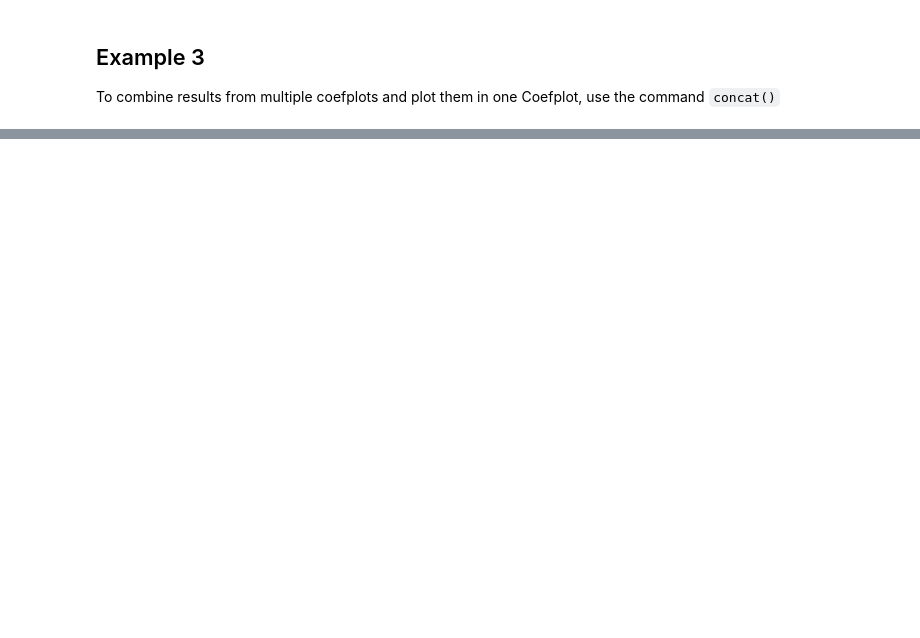
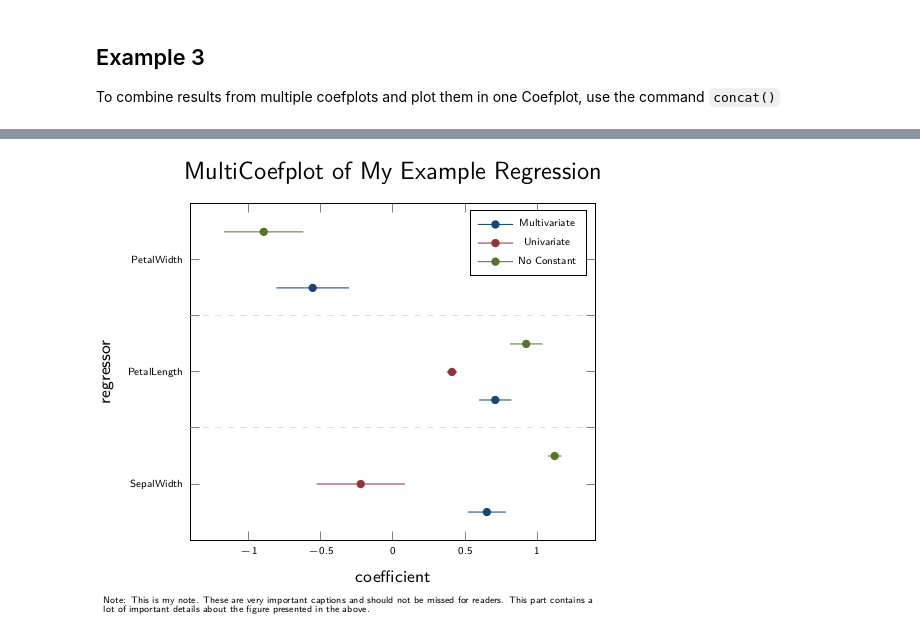
Before and after one commit to caibengbu/Coefplots.jl, a Jupyter notebook: examples/quick_start.ipynb, the cells around one changed output, grey strips where cells are left out. Saved outputs shown, nothing was run; the diff lists cells and outputs as text; code cells hidden in the pictures; blank space fills up the shorter version.

```diff
--- a/examples/quick_start.ipynb
+++ b/examples/quick_start.ipynb
@@ -57,0 +59,16 @@ plot(mcoefplot)
+# %%
+# Example 4
+# ols3 is ols1 but without constant
+ols3 = lm(@formula(SepalLength ~ SepalWidth + PetalLength + PetalWidth + 0), df)
+coefplot_nocons = Coefplots.parse(ols3)
+
+mcoefplot = Coefplots.MultiCoefplot(:model1 => coefplot, :model2 => coefplot_bivar, :model3 => coefplot_nocons)
+setxtitle!(mcoefplot,"coefficient")
+setytitle!(mcoefplot,"regressor")
+setname!(mcoefplot,"MultiCoefplot of My Example Regression")
+includenote!(mcoefplot,"Note: This is my note. These are very important captions and should not be missed for readers. This part contains a lot of important details about the figure presented in the above.")
+
+setlegends!(mcoefplot, :model1 => "Multivariate", :model2 => "Univariate", :model3 => "No Constant")
+plot(mcoefplot)
+# %% [output]
+[figure, added]
```
Also changed, not shown: parts of 10 cells of this notebook, 4 other files.
